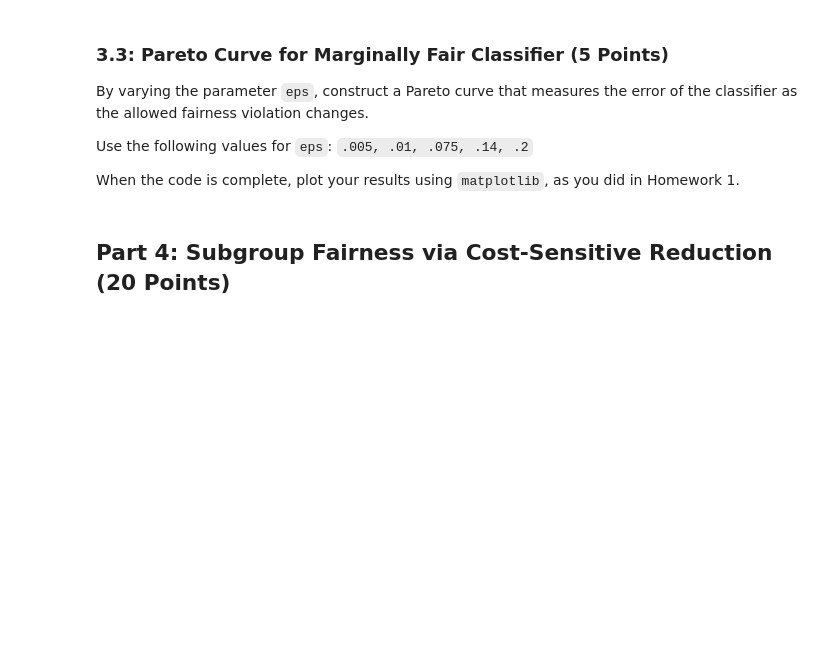
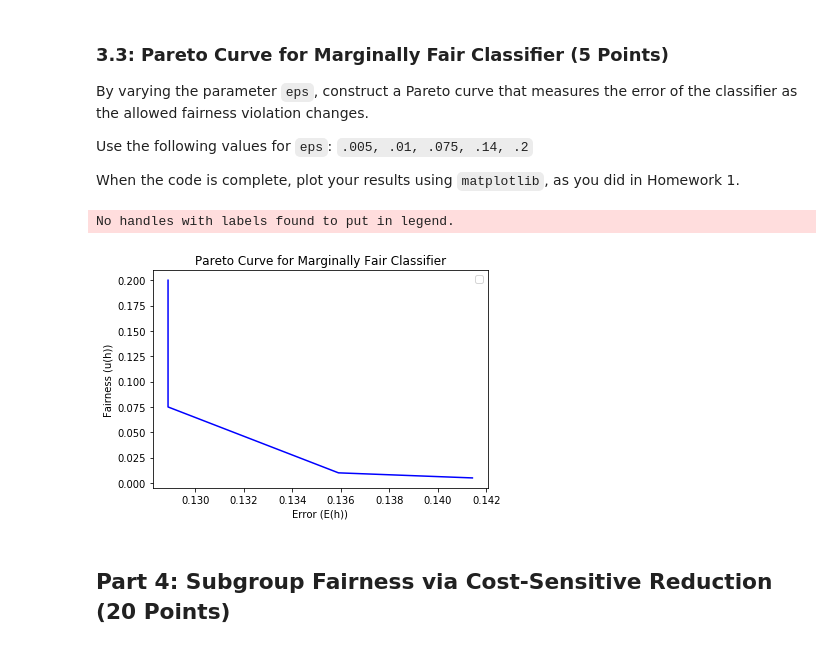
Before and after one commit to sophia-grace/Algorithmic-Fairness, a Jupyter notebook: Homework 3.ipynb, the cells around one changed output. Drawn from its saved outputs; the diff is of its cells as text; code cells hidden in the pictures; blank space fills up the shorter version.

```diff
--- a/Homework 3.ipynb
+++ b/Homework 3.ipynb
@@ -411,7 +411,7 @@ When the code is complete, plot your results using `matplotlib`, as you did in H
 # %%
 ## YOUR CODE HERE
 
-eps_values = [0.005, 0.01, 0.75, 0.14, 0.2]
+eps_values = [0.005, 0.01, 0.075, 0.14, 0.2]
 eps_classifier_error = []
 
 # generate the errors by varying eps
@@ -419,6 +419,28 @@ for eps in eps_values:
     predictions = marginal_fair.run_eps_single(eps, dataX, dataA, dataY_series)
     this_error = (error(y, predictions))/len(y)
     eps_classifier_error.append(this_error)
+# %%
+%matplotlib inline
+import matplotlib.pyplot as plt
+
+## YOUR CODE HERE
+
+
+
+# Create a plot with a caption, X and Y legends, etc
+x_label = 'Error (E(h))'
+y_label = 'Fairness (u(h))'
+plt.title('Pareto Curve for Marginally Fair Classifier')
+plt.xlabel(x_label)
+plt.ylabel(y_label)
+
+plt.plot(eps_classifier_error, eps_values, color='blue') ## (x, y, ...)
+plt.legend()
+
+plt.show()
+# %% [output]
+No handles with labels found to put in legend.
+[figure, added]
 # %% [markdown]
 ## Part 4: Subgroup Fairness via Cost-Sensitive Reduction (20 Points)
 # %% [markdown]
```
